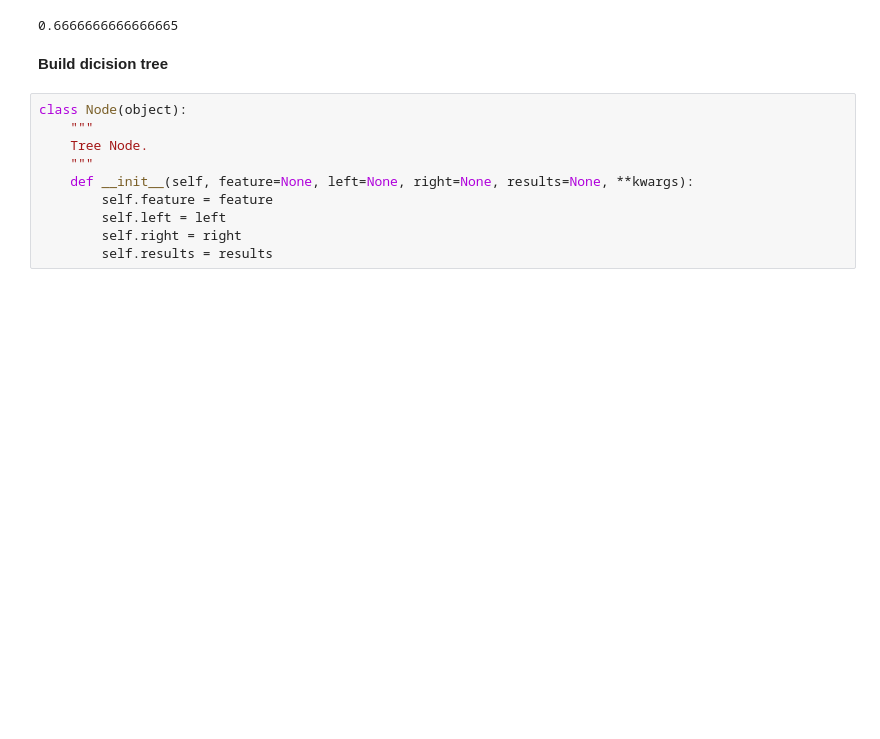
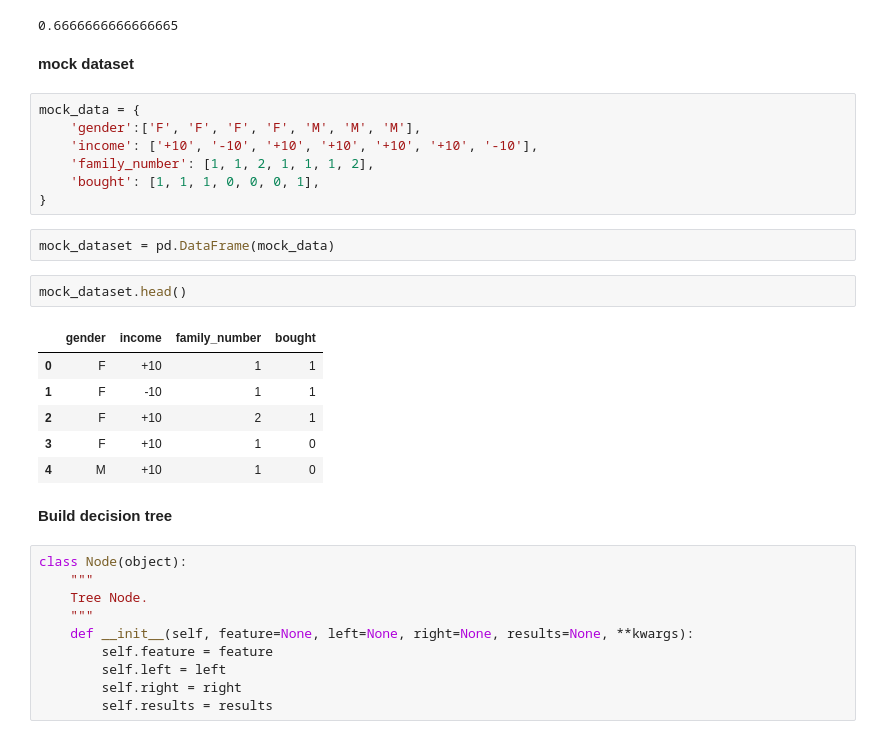
Before and after one commit to hotbaby/kkb, a Jupyter notebook: nlp-2019-autumn/lecture03/Assignment-03.ipynb, the cells around one changed output. Cells and saved outputs as stored; diff of their text form; blank space fills up the shorter version.

```diff
--- a/nlp-2019-autumn/lecture03/Assignment-03.ipynb
+++ b/nlp-2019-autumn/lecture03/Assignment-03.ipynb
@@ -212,8 +219,28 @@ gain(l[:2], l[2:])
 gain(l[:3], l[3:])
 # %% [output]
 0.6666666666666665
+# %% [markdown]
+**mock dataset**
+# %%
+mock_data = {
+    'gender':['F', 'F', 'F', 'F', 'M', 'M', 'M'],
+    'income': ['+10', '-10', '+10', '+10', '+10', '+10', '-10'],
+    'family_number': [1, 1, 2, 1, 1, 1, 2],
+    'bought': [1, 1, 1, 0, 0, 0, 1],
+}
+# %%
+mock_dataset = pd.DataFrame(mock_data)
+# %%
+mock_dataset.head()
+# %% [output]
+|  | gender | income | family_number | bought |
+| 0 | F | +10 | 1 | 1 |
+| 1 | F | -10 | 1 | 1 |
+| 2 | F | +10 | 2 | 1 |
+| 3 | F | +10 | 1 | 0 |
+| 4 | M | +10 | 1 | 0 |
 # %% [markdown]
-**Build dicision tree**
+**Build decision tree**
 # %%
 class Node(object):
     """
```
Also changed, not shown: parts of 73 cells of this notebook.
